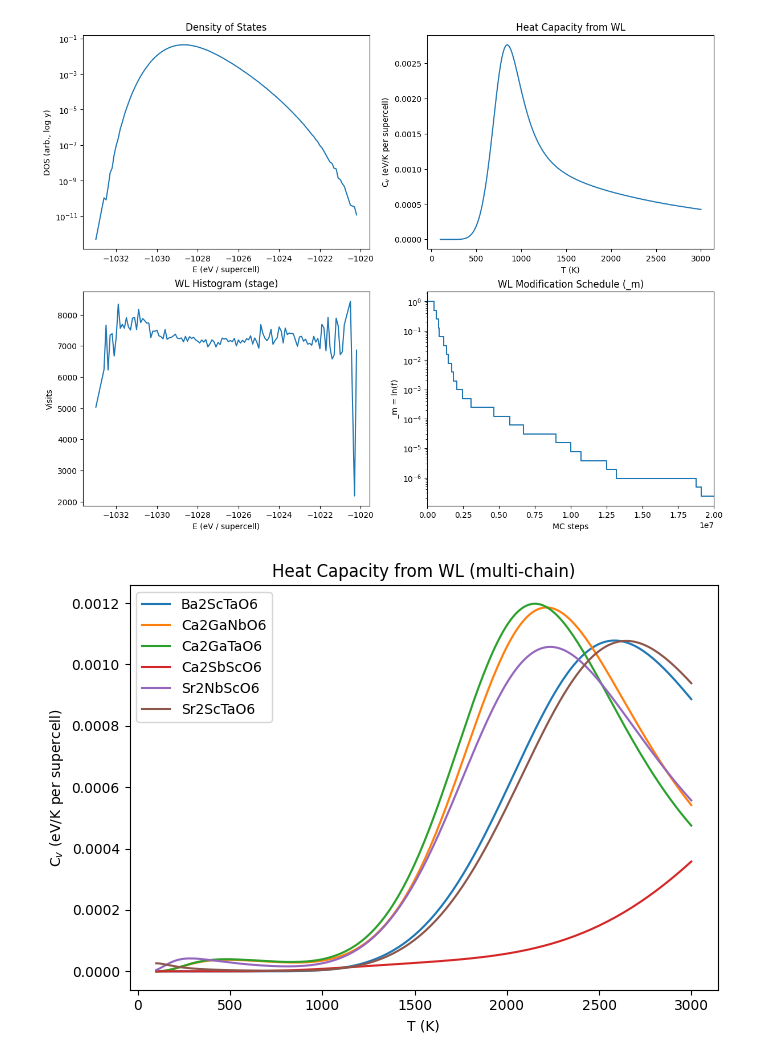
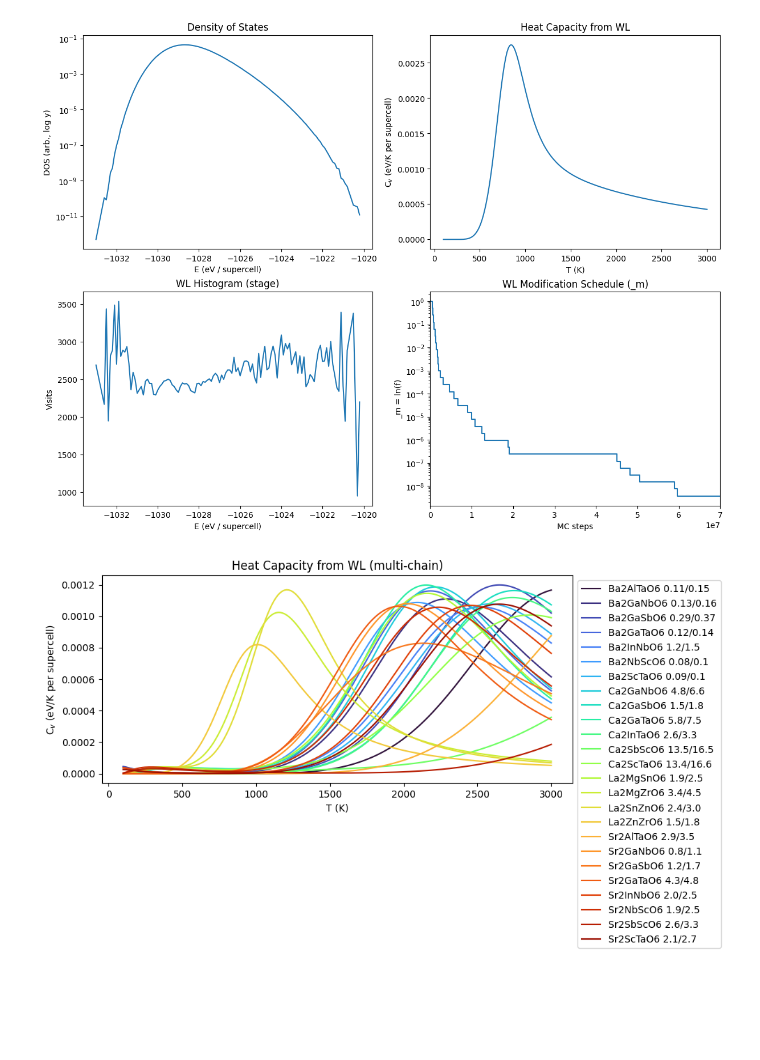
Before and after one commit to ColinBundschu/phase-edge, a Jupyter notebook: testing/visualize_wl.ipynb, the cells around one changed output. Saved outputs shown, nothing was run; the diff lists cells and outputs as text; code cells hidden in the pictures; blank space fills up the shorter version.

```diff
--- a/testing/visualize_wl.ipynb
+++ b/testing/visualize_wl.ipynb
@@ -317,7 +317,9 @@ def plot_heat_capacity_for_chains(
     if not wl_series:
         raise ValueError("wl_series must contain at least one (wl_key, label) pair.")
 
-    fig, ax = plt.subplots(figsize=(7, 5))
+    fig, ax = plt.subplots(figsize=(10, 5))
+    cm = plt.get_cmap('turbo')
+    ax.set_prop_cycle(color=[cm(1.*i/len(wl_series)) for i in range(len(wl_series))])
 
     for wl_key, label in wl_series:
         wl = load_wl_latest_from_chain(wl_key)
@@ -341,7 +343,8 @@ def plot_heat_capacity_for_chains(
     ax.set_xlabel("T (K)")
     ax.set_ylabel("C$_v$ (eV/K per supercell)")
     ax.set_title("Heat Capacity from WL (multi-chain)")
-    ax.legend()
+
+    ax.legend(bbox_to_anchor=(1, 1), loc='upper left')
     fig.tight_layout()
     plt.show()
 
@@ -350,33 +353,70 @@ def plot_heat_capacity_for_chains(
 
 # analyze_wl_chain("3baa1e5a80cc76d13fdbd214d6784bdedc05b0a3218dd919a0088bf5895cae15") # MgAl2O4
 # analyze_wl_chain("c0f51d0d2c6e2f5581b780a076b87b39efe95d2678eeb236ad5276eded3a636b") # MgGa2O4
-# analyze_wl_chain("") # ZnAl2O4
+# analyze_wl_chain("2d83ba93c4f38385b4f95136b2fbe44d74b4783c16fca136493686c5b8a693f0") # ZnAl2O4
 
-plot_heat_capacity_for_chains(
-    [
-        ("3baa1e5a80cc76d13fdbd214d6784bdedc05b0a3218dd919a0088bf5895cae15", "MgAl2O4"),
-        ("c0f51d0d2c6e2f5581b780a076b87b39efe95d2678eeb236ad5276eded3a636b", "MgGa2O4"),
-        ("", "ZnAl2O4"),
-    ]
-)
+# plot_heat_capacity_for_chains(
+#     [
+#         ("3baa1e5a80cc76d13fdbd214d6784bdedc05b0a3218dd919a0088bf5895cae15", "MgAl2O4"),
+#         ("c0f51d0d2c6e2f5581b780a076b87b39efe95d2678eeb236ad5276eded3a636b", "MgGa2O4"),
+#         ("2d83ba93c4f38385b4f95136b2fbe44d74b4783c16fca136493686c5b8a693f0", "ZnAl2O4"),
+#     ]
+# )
 
+
+# analyze_wl_chain("f7e8773fb5d7226652dbb7a40cfd261ea1872e1a6d43693fbf1ba16ea25708f8") # Ba2AlTaO6 r2SCAN200 0.05
+# analyze_wl_chain("c6a045a35a645c408868c9ab856b39a0b15a48d7cb356a1b6fa8bdc38044e8a0") # Ba2GaNbO6 r2SCAN200 0.05
+# analyze_wl_chain("409264b4822e9f58c6bb8f01871561ff1defe55cb20ff65edb3422af32441a72") # Ba2GaSbO6 r2SCAN200 0.05
+# analyze_wl_chain("65da00956826f98400bd13cc16274cbac22fea0cad0558a05db029bf85fe9f70") # Ba2GaTaO6 r2SCAN200 0.1
+# analyze_wl_chain("081d4d2cb9b762805003103386553b335c720288ad4190e8d83ae676777ededc") # Ba2InNbO6 r2SCAN200 0.05
+# analyze_wl_chain("539b833a8a763602b26e3873d9b6c034cdd823d1d321db75d2e41c364512d31f") # Ba2NbScO6 r2SCAN200 0.05
 # analyze_wl_chain("79d20f7e4c4de2731296b7fd4db256c8b1ab22cd1211524f7777cf97ad89fa34") # Ba2ScTaO6 r2SCAN200 0.05
 # analyze_wl_chain("e7d52be77d35970e38c81f76fb9d2187c78ad727af3d96267ffad857ecb6e34c") # Ca2GaNbO6 r2SCAN200 0.1
+# analyze_wl_chain("cfbf771a87d3130d7b9fd85fcca75f1b8dd0896d84040fedbea23053e7aec1a2") # Ca2GaSbO6 r2SCAN200 0.1
 # analyze_wl_chain("4697bdbc3e32171700e72774a95c96a315f776fa5c2436d21c38031657420e01") # Ca2GaTaO6 r2SCAN200 0.1
+# analyze_wl_chain("1d16268003a8cf1e4fbe2ff9b58384c55266f40709863ed12936fe1d32a1d11f") # Ca2InTaO6 r2SCAN200 0.1
 # analyze_wl_chain("9cd8a3e28228ba6da09b562b2d7243a029e3cc66895c7c419b5e1b5a5d997562") # Ca2SbScO6 r2SCAN200 0.1
-# analyze_wl_chain("") # Ca2ScTaO6 r2SCAN200 0.1
-# analyze_wl_chain("") # Sr2GaTaO6 r2SCAN200 0.05
+# analyze_wl_chain("afbfb228fd8121b64862bce248d22e34b990004a040e46a94e8fec8ece67d6a7") # Ca2ScTaO6 r2SCAN200 0.1
+# analyze_wl_chain("fc9f3d925700752b7727a9846be7031d3569b9220919652b3cc333f069a10217") # La2MgSnO6 r2SCAN200 0.1/0.15
+# analyze_wl_chain("ece78a2efb5970098bc1fb78d882be1486ee97a848706c02e163efb9abeb07a7") # La2MgZrO6 r2SCAN200 0.05
+# analyze_wl_chain("ff4787b13f0b20031aee9b760294e3d456cdb461931134a8427cfd65aa6f880b") # La2SnZnO6 r2SCAN200 0.05
+# analyze_wl_chain("1c8a6503dc58a112b2a63f8188fa4c445e3f6618c12a621b12106a0db5e7914d") # La2ZnZrO6 r2SCAN200 0.05
+# analyze_wl_chain("1098ba255e5995d1ce470e057f28f02e89a6209518edeebe79d3a5a7da94d144") # SrAlTaO6 r2SCAN200 0.05
+# analyze_wl_chain("c44edcc8b02be3c0aab396ea27d59ef164057187561f7121cdac4aa119dc6b02") # Sr2GaNbO6 r2SCAN200 0.1
+# analyze_wl_chain("2e496355b3d054a01bfdc4360a9f2d2a27ca5fa6090617b37999dc23958fb95a") # Sr2GaSbO6 r2SCAN200 0.05
+# analyze_wl_chain("cc6a26e90dc6932d7f90d92e675485f75aa34a74a6d50140259594f0e1c81080") # Sr2GaTaO6 r2SCAN200 0.05
+# analyze_wl_chain("f1475f18c2d33f631e859af8cb2c51c325fb49cd0366a1a2a7e5d9376339d71d") # Sr2InNbO6 r2SCAN200 0.05
 # analyze_wl_chain("e9841db853b10f8c621469b5969bfede731a884c1cbfe636212df36e75d424cf") # Sr2NbScO6 r2SCAN200 0.1
+# analyze_wl_chain("7c2eb46434d67bcb28cd719a5d753034aab82aa9d6b074c0b132d811ed5f5fb8") # Sr2SbScO6 r2SCAN200 0.05
 # analyze_wl_chain("173c669b7c5159b5f6b838547dee22142a951af790fb5122bbebc80fb2fa8b94") # Sr2ScTaO6 r2SCAN200 0.1
 
 plot_heat_capacity_for_chains(
     [
-        ("79d20f7e4c4de2731296b7fd4db256c8b1ab22cd1211524f7777cf97ad89fa34", "Ba2ScTaO6"),
-        ("e7d52be77d35970e38c81f76fb9d2187c78ad727af3d96267ffad857ecb6e34c", "Ca2GaNbO6"),
-        ("4697bdbc3e32171700e72774a95c96a315f776fa5c2436d21c38031657420e01", "Ca2GaTaO6"),
-        ("9cd8a3e28228ba6da09b562b2d7243a029e3cc66895c7c419b5e1b5a5d997562", "Ca2SbScO6"),
-        ("e9841db853b10f8c621469b5969bfede731a884c1cbfe636212df36e75d424cf", "Sr2NbScO6"),
-        ("173c669b7c5159b5f6b838547dee22142a951af790fb5122bbebc80fb2fa8b94", "Sr2ScTaO6"),
+        ("f7e8773fb5d7226652dbb7a40cfd261ea1872e1a6d43693fbf1ba16ea25708f8", "Ba2AlTaO6 0.11/0.15"),
+        ("c6a045a35a645c408868c9ab856b39a0b15a48d7cb356a1b6fa8bdc38044e8a0", "Ba2GaNbO6 0.13/0.16"),
+        ("409264b4822e9f58c6bb8f01871561ff1defe55cb20ff65edb3422af32441a72", "Ba2GaSbO6 0.29/0.37"),
+        ("65da00956826f98400bd13cc16274cbac22fea0cad0558a05db029bf85fe9f70", "Ba2GaTaO6 0.12/0.14"),
+        ("081d4d2cb9b762805003103386553b335c720288ad4190e8d83ae676777ededc", "Ba2InNbO6 1.2/1.5"),
+        ("539b833a8a763602b26e3873d9b6c034cdd823d1d321db75d2e41c364512d31f", "Ba2NbScO6 0.08/0.1"),
+        ("79d20f7e4c4de2731296b7fd4db256c8b1ab22cd1211524f7777cf97ad89fa34", "Ba2ScTaO6 0.09/0.1"),
+        ("e7d52be77d35970e38c81f76fb9d2187c78ad727af3d96267ffad857ecb6e34c", "Ca2GaNbO6 4.8/6.6"),
+        ("cfbf771a87d3130d7b9fd85fcca75f1b8dd0896d84040fedbea23053e7aec1a2", "Ca2GaSbO6 1.5/1.8"),
+        ("4697bdbc3e32171700e72774a95c96a315f776fa5c2436d21c38031657420e01", "Ca2GaTaO6 5.8/7.5"),
+        ("1d16268003a8cf1e4fbe2ff9b58384c55266f40709863ed12936fe1d32a1d11f", "Ca2InTaO6 2.6/3.3"),
+        ("9cd8a3e28228ba6da09b562b2d7243a029e3cc66895c7c419b5e1b5a5d997562", "Ca2SbScO6 13.5/16.5"),
+        ("afbfb228fd8121b64862bce248d22e34b990004a040e46a94e8fec8ece67d6a7", "Ca2ScTaO6 13.4/16.6"),
+        ("fc9f3d925700752b7727a9846be7031d3569b9220919652b3cc333f069a10217", "La2MgSnO6 1.9/2.5"),
+        ("ece78a2efb5970098bc1fb78d882be1486ee97a848706c02e163efb9abeb07a7", "La2MgZrO6 3.4/4.5"),
+        ("ff4787b13f0b20031aee9b760294e3d456cdb461931134a8427cfd65aa6f880b", "La2SnZnO6 2.4/3.0"),
+        ("1c8a6503dc58a112b2a63f8188fa4c445e3f6618c12a621b12106a0db5e7914d", "La2ZnZrO6 1.5/1.8"),
+        ("1098ba255e5995d1ce470e057f28f02e89a6209518edeebe79d3a5a7da94d144", "Sr2AlTaO6 2.9/3.5"),
+        ("c44edcc8b02be3c0aab396ea27d59ef164057187561f7121cdac4aa119dc6b02", "Sr2GaNbO6 0.8/1.1"),
+        ("2e496355b3d054a01bfdc4360a9f2d2a27ca5fa6090617b37999dc23958fb95a", "Sr2GaSbO6 1.2/1.7"),
+        ("cc6a26e90dc6932d7f90d92e675485f75aa34a74a6d50140259594f0e1c81080", "Sr2GaTaO6 4.3/4.8"),
+        ("f1475f18c2d33f631e859af8cb2c51c325fb49cd0366a1a2a7e5d9376339d71d", "Sr2InNbO6 2.0/2.5"),
+        ("e9841db853b10f8c621469b5969bfede731a884c1cbfe636212df36e75d424cf", "Sr2NbScO6 1.9/2.5"),
+        ("7c2eb46434d67bcb28cd719a5d753034aab82aa9d6b074c0b132d811ed5f5fb8", "Sr2SbScO6 2.6/3.3"),
+        ("173c669b7c5159b5f6b838547dee22142a951af790fb5122bbebc80fb2fa8b94", "Sr2ScTaO6 2.1/2.7"),
     ]
 )
 # %% [output]
@@ -387,6 +427,6 @@ stage histogram sum: 890000 | cumulative occurrences sum: 20000000
 sample capture: none recorded in this block
-[figure, old version]
+[figure, new version]
-[figure, old version]
+[figure, new version]
 # %%
 from typing import Any, Mapping
 
```
Also changed, not shown: parts of 2 cells of this notebook, 34 other files.
